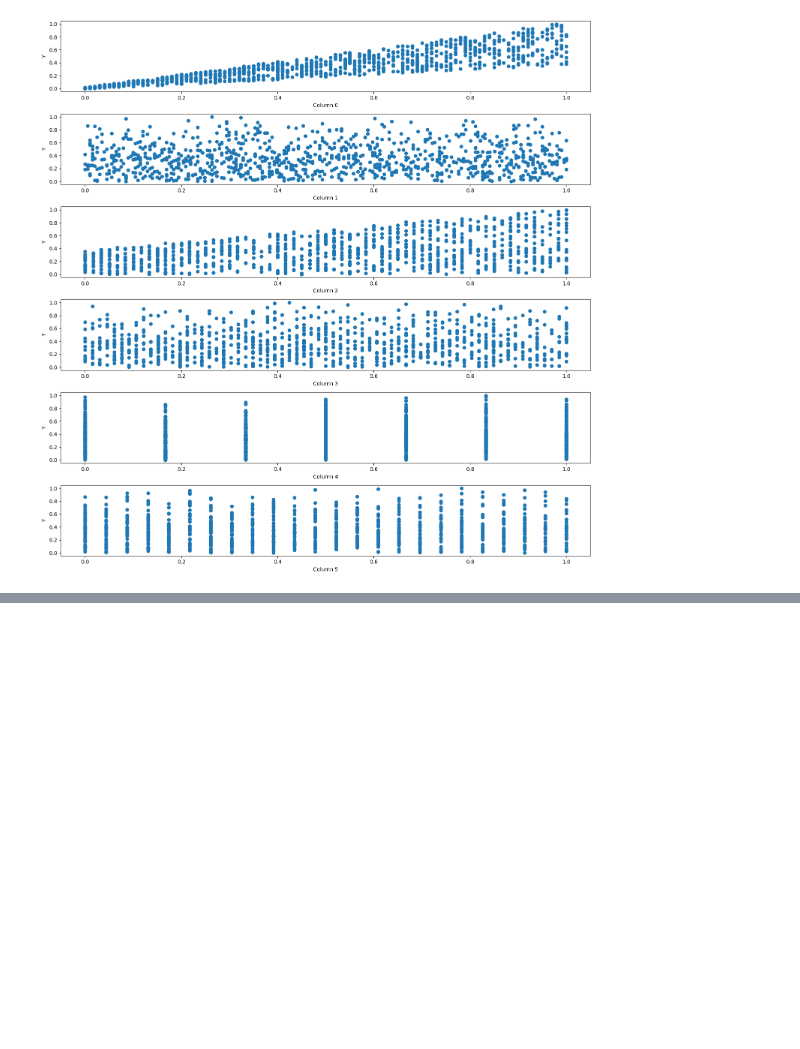
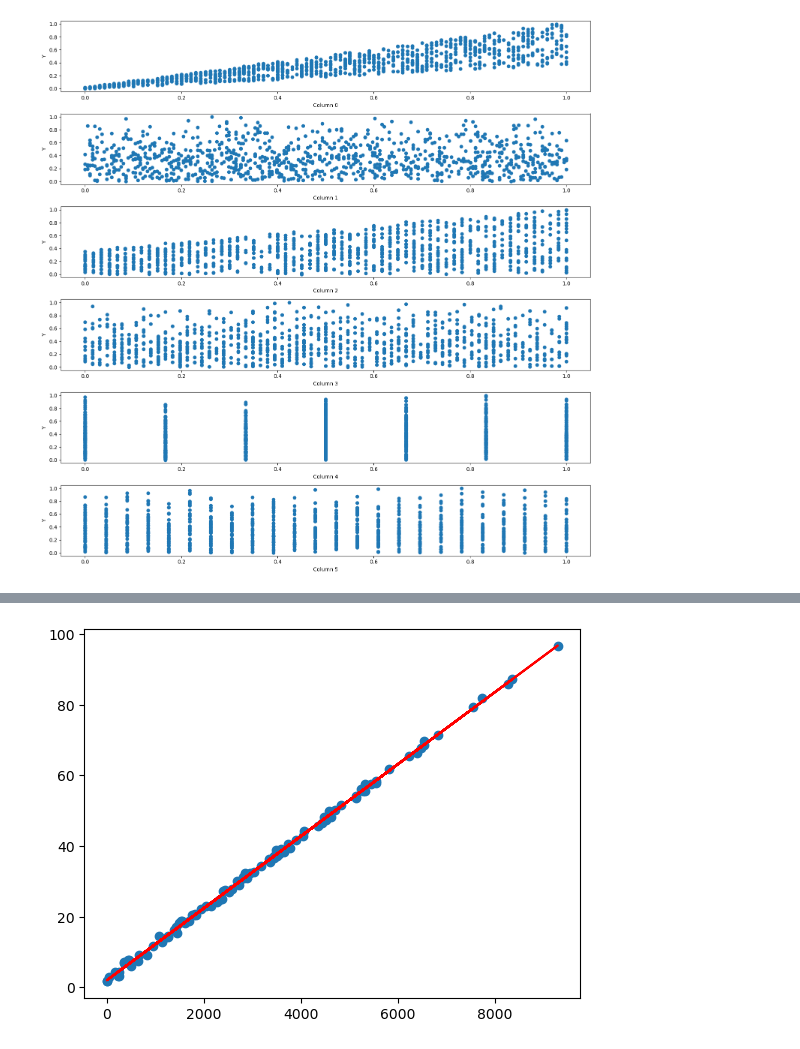
Before and after one commit to gaukje/Lab-1, a Jupyter notebook: lab4/lab4.ipynb, the cells around one changed output, grey strips where cells are left out. Cells and saved outputs as stored; diff of their text form; code cells hidden in the pictures; blank space fills up the shorter version.

```diff
--- a/lab4/lab4.ipynb
+++ b/lab4/lab4.ipynb
@@ -76,0 +147,3 @@ plt.show()
+# %%
+df2 = pd.read_csv("https://raw.githubusercontent.com/atikagondal/Lab-2023-DAVE3625/main/Lab4/data_test.csv", sep=",") #Read testset into df2
+df2.head()
@@ -76,0 +157,28 @@ plt.show()
+# %%
+#Make a new column for Var1 * Var3
+df2["Combined"] = df2["Var1"]*df2["Var3"]
+#Set X to the combined set
+X = pd.DataFrame(df2["Combined"])
+#Y to result
+Y = pd.DataFrame(df2["Result"])
+#And make sets for Var1 and Var2
+X1 = pd.DataFrame(df2["Var1"])
+X2 = pd.DataFrame(df2["Var3"])
+
+#And lets do the same for the test set
+Xt = pd.DataFrame(df[7])
+X1t = pd.DataFrame(df[0])
+X2t = pd.DataFrame(df[2])
+Yt = pd.DataFrame(df[6])
+#Put the data in list, so we can test the different sets in a for loop
+dataSet = [X,X1,X2]
+trainingSet = [Xt,X1t,X2t]
+# %%
+#linear_regressor = LinearRegression()  # create object for the class
+linear_regressor.fit(X, Y)
+Y_pred = linear_regressor.predict(X)  # make predictions
+plt.scatter(X, Y)
+plt.plot(X, Y_pred, color='red')
+plt.show()
+# %% [output]
+[figure, added]
```
Also changed, not shown: parts of 18 cells of this notebook, 1 other file.
